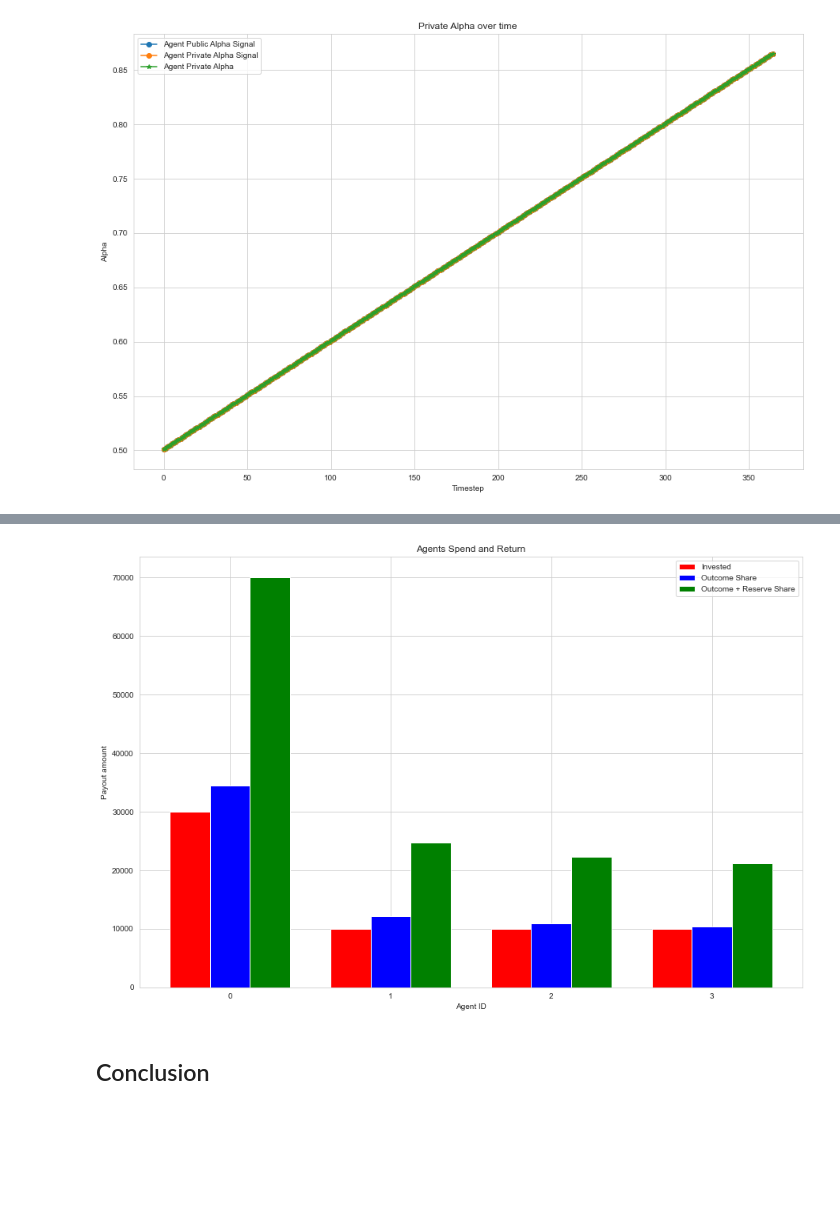
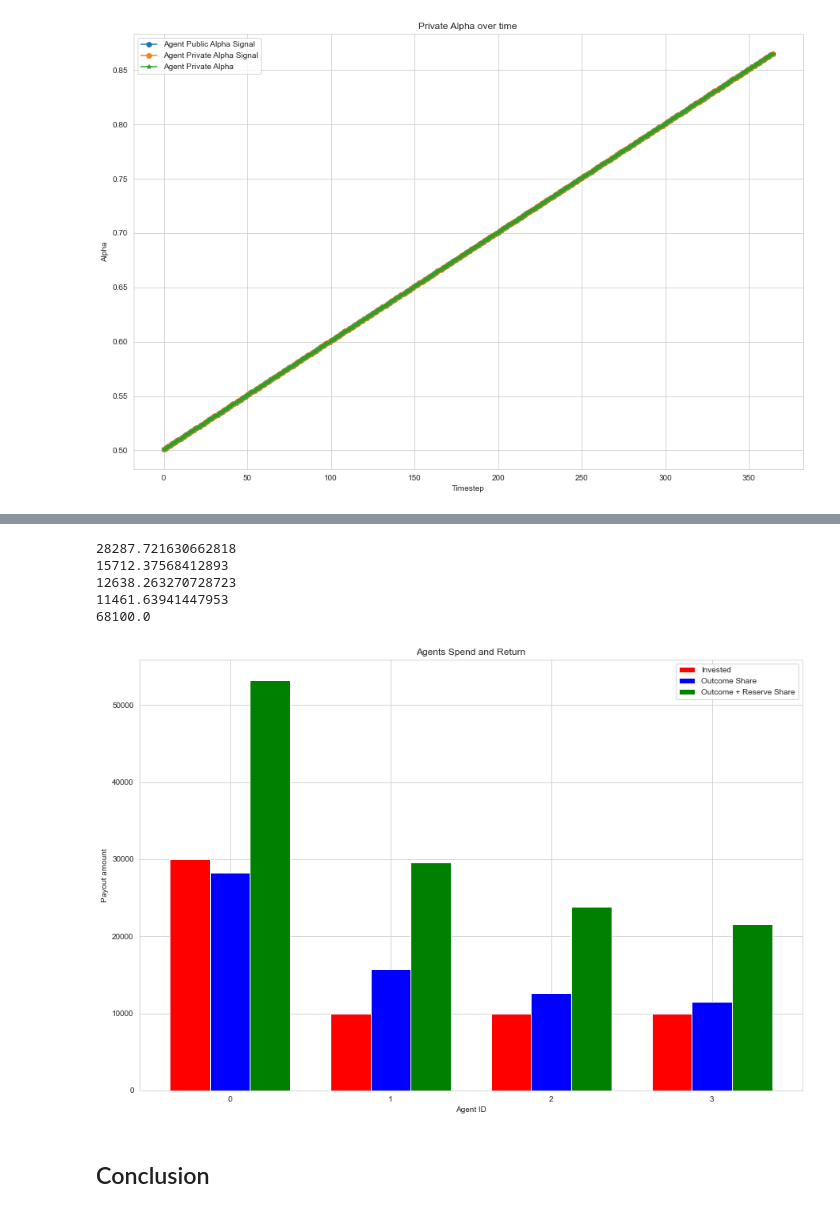
Before and after one commit to BlockScience/Risk-Adjusted-Bonding-Curves, a Jupyter notebook: Pilot/Chimple_Pilot.ipynb, the cells around one changed output, grey strips where cells are left out. Saved outputs shown, nothing was run; the diff lists cells and outputs as text; code cells hidden in the pictures; blank space fills up the shorter version.

Commit message:
update plot function

```diff
--- a/Pilot/Chimple_Pilot.ipynb
+++ b/Pilot/Chimple_Pilot.ipynb
@@ -177,7 +177,7 @@ initial_state
 # %% [markdown]
 #### Choose Number of Agents
 # %%
-number_of_agents = 5
+number_of_agents = 4
 # %%
 ########## AGENT INITIALIZATION ##########
 PRIVATE_ALPHA = 0.5
@@ -211,12 +211,13 @@ agents_df.insert(0, 'id', range(0, len(agents_df)))
 
 # vary agent reserves
 # agents_df['agent_reserve'] = [1, 10000, 10000, 10000]
-agents_df['agent_reserve'] = [30000, 10000, 10000, 10000, 1]
-
+# agents_df['agent_reserve'] = [30000, 10000, 10000, 10000, 1]
+agents_df['agent_reserve'] = [20000, 10000, 10000, 10000]
+invest_list = agents_df['agent_reserve']
 # agents_df['agent_reserve'] = 1000000 #[round(num, 2) for num in list(np.random.uniform(1000000,7000000,10))]
-agents_df['agent_private_alpha'] = [0.5, 0.5, 0.5, 0.5, 0.5]
+agents_df['agent_private_alpha'] = [0.5, 0.5, 0.5, 0.5]
 #agents_df['agent_private_alpha'] = [0.5, 0.5, 0.5, 0.5, 0.5, 0.5, 0.5, 0.5, 0.5, 0.5]
 
 # vary agent private price
-agents_df['agent_private_price'] = [0.5, 0.5, 0.5, 0.5, 0.5]
+agents_df['agent_private_price'] = [0.5, 0.5, 0.5, 0.5]
 #agents_df['agent_private_price'] = 100 # [round(num, 2) for num in list(np.random.uniform(0.4,0.9,10))]
@@ -356,8 +357,14 @@ price(experiments,'Price',len(New_Timesteps))
 # %%
 # agent_payout(experiments,len(New_Timesteps))
-agent_payout(experiments,1825)
+initial_supply = experiments.loc[0]['supply']
+agent_payout(experiments,1825, invest_list, initial_supply)
 # %% [output]
+28287.721630662818
+15712.37568412893
+12638.263270728723
+11461.63941447953
+68100.0
-[figure, old version]
+[figure, new version]
 # %% [markdown]
 ## Conclusion
 # %% [markdown]
```
Also changed, not shown: parts of 10 cells of this notebook, 3 other files.
